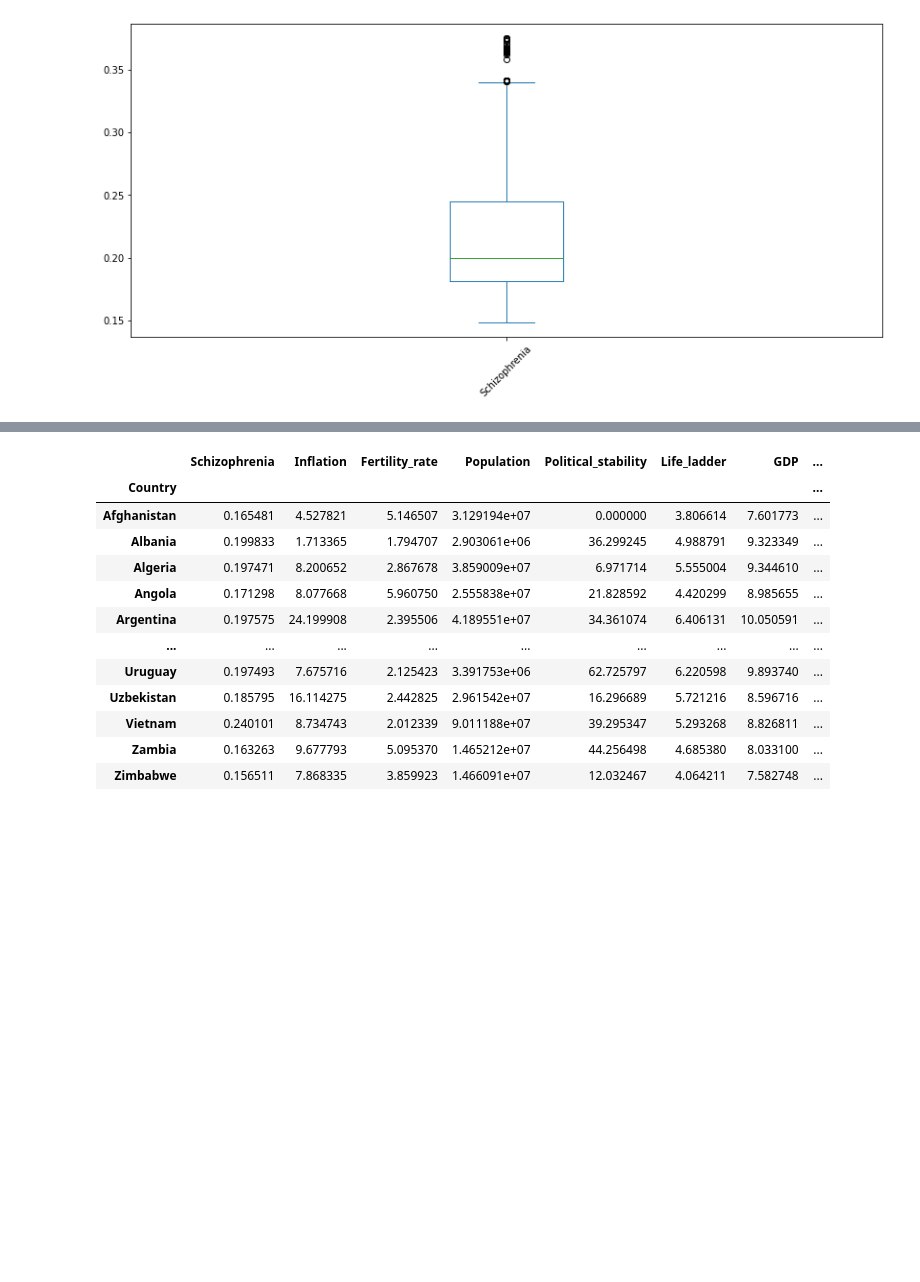
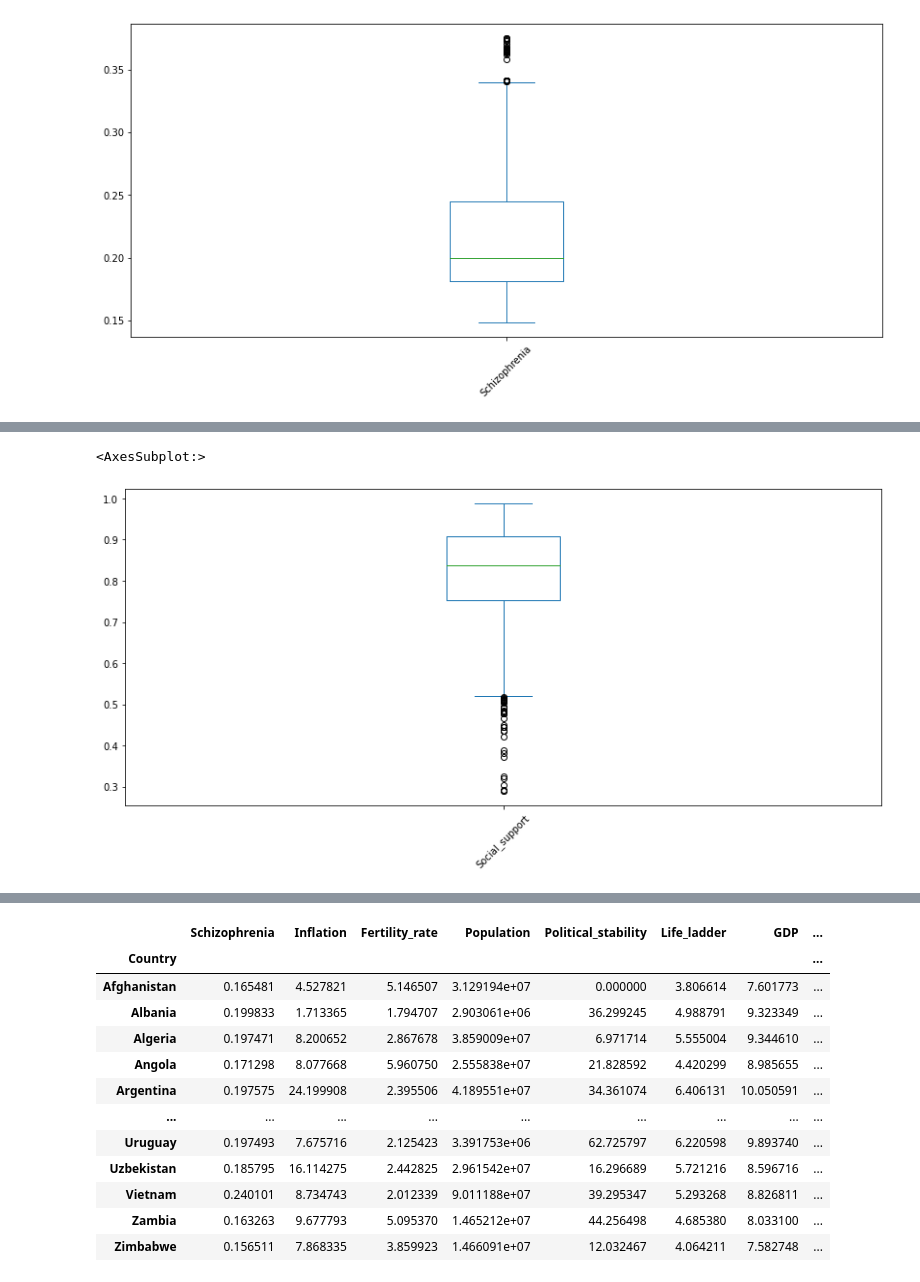
Before and after one commit to QingG26/ite4, a Jupyter notebook: ite4.ipynb, the cells around one changed output, grey strips where cells are left out. Saved outputs shown, nothing was run; the diff lists cells and outputs as text; code cells hidden in the pictures; blank space fills up the shorter version.

```diff
--- a/ite4.ipynb
+++ b/ite4.ipynb
@@ -407,0 +435,5 @@ data['Schizophrenia'].plot.box(rot=45, figsize = (14, 6))
+# %%
+data['Social_support'].plot.box(rot=45, figsize = (14, 6))
+# %% [output]
+<AxesSubplot:>
+[figure, added]
```
Also changed, not shown: parts of 58 cells of this notebook.
